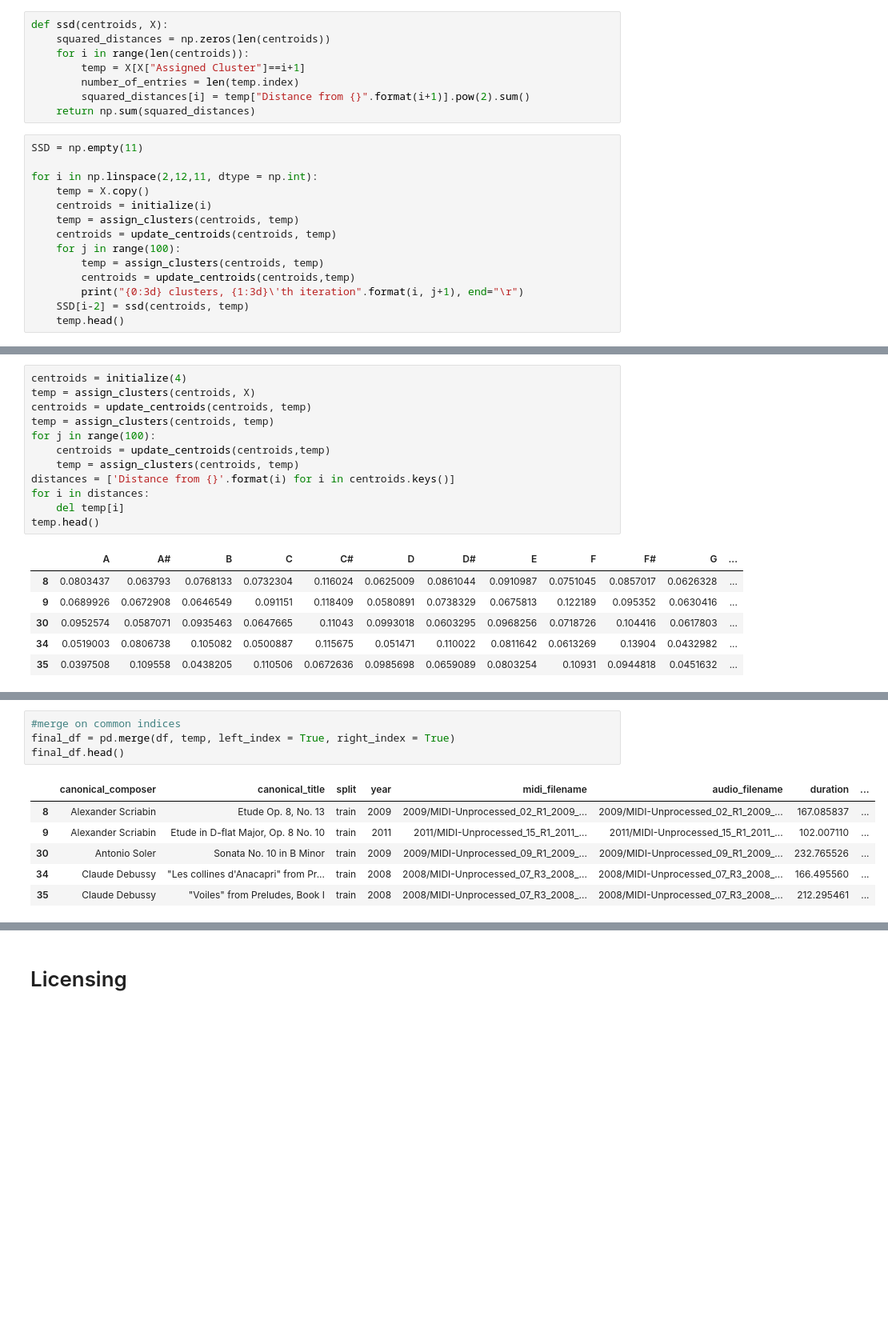
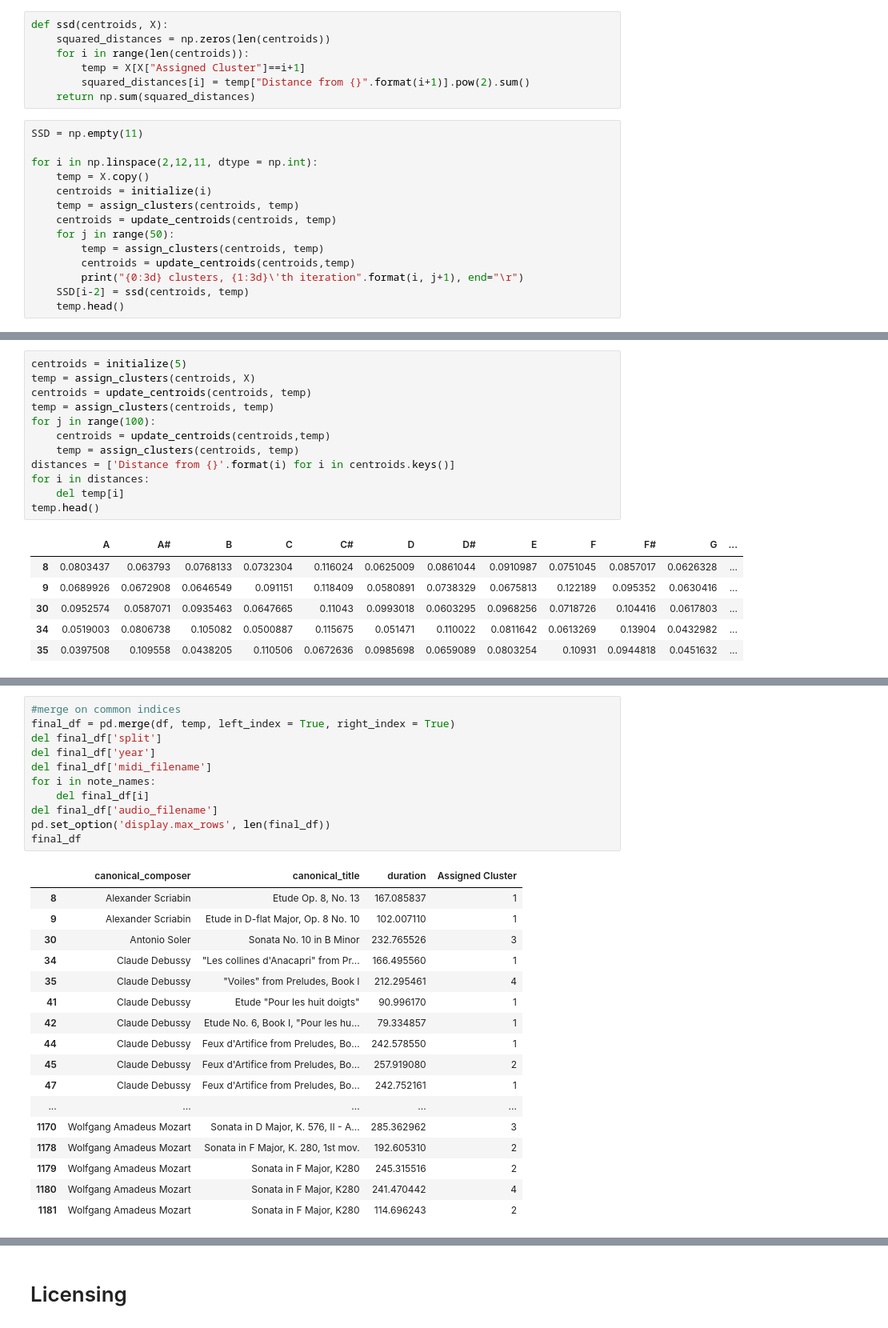
Before and after one commit to JerReiff/Chromagen, a Jupyter notebook: Analyzing_MAESTRO_Dataset.ipynb, the cells around one changed output, grey strips where cells are left out. Shown at 80% size. Cells and saved outputs as stored; diff of their text form; blank space fills up the shorter version.

```diff
--- a/Analyzing_MAESTRO_Dataset.ipynb
+++ b/Analyzing_MAESTRO_Dataset.ipynb
@@ -144,7 +144,6 @@ def ssd(centroids, X):
     squared_distances = np.zeros(len(centroids))
     for i in range(len(centroids)):
         temp = X[X["Assigned Cluster"]==i+1]
-        number_of_entries = len(temp.index)
         squared_distances[i] = temp["Distance from {}".format(i+1)].pow(2).sum()
     return np.sum(squared_distances)
 # %%
@@ -155,7 +154,7 @@ for i in np.linspace(2,12,11, dtype = np.int):
     centroids = initialize(i)
     temp = assign_clusters(centroids, temp)
     centroids = update_centroids(centroids, temp)
-    for j in range(100):
+    for j in range(50):
         temp = assign_clusters(centroids, temp)
         centroids = update_centroids(centroids,temp)
         print("{0:3d} clusters, {1:3d}\'th iteration".format(i, j+1), end="\r")
@@ -176,5 +175,5 @@ It looks like our model reaches an elbow at 4 or 5 clusters. We'll choose 4.
 # %%
-centroids = initialize(4)
+centroids = initialize(5)
 temp = assign_clusters(centroids, X)
 centroids = update_centroids(centroids, temp)
 temp = assign_clusters(centroids, temp)
@@ -195,11 +209,29 @@ temp.head()
 # %%
 #merge on common indices
 final_df = pd.merge(df, temp, left_index = True, right_index = True)
-final_df.head()
+del final_df['split']
+del final_df['year']
+del final_df['midi_filename']
+for i in note_names:
+    del final_df[i]
+del final_df['audio_filename']
+pd.set_option('display.max_rows', len(final_df))
+final_df
 # %% [output]
-|  | canonical_composer | canonical_title | split | year | midi_filename | audio_filename | duration | ... |
-| 8 | Alexander Scriabin | Etude Op. 8, No. 13 | train | 2009 | 2009/MIDI-Unprocessed_02_R1_2009_... | 2009/MIDI-Unprocessed_02_R1_2009_... | 167.085837 | ... |
-| 9 | Alexander Scriabin | Etude in D-flat Major, Op. 8 No. 10 | train | 2011 | 2011/MIDI-Unprocessed_15_R1_2011_... | 2011/MIDI-Unprocessed_15_R1_2011_... | 102.007110 | ... |
-| 30 | Antonio Soler | Sonata No. 10 in B Minor | train | 2009 | 2009/MIDI-Unprocessed_09_R1_2009_... | 2009/MIDI-Unprocessed_09_R1_2009_... | 232.765526 | ... |
-| 34 | Claude Debussy | "Les collines d'Anacapri" from Pr... | train | 2008 | 2008/MIDI-Unprocessed_07_R3_2008_... | 2008/MIDI-Unprocessed_07_R3_2008_... | 166.495560 | ... |
-| 35 | Claude Debussy | "Voiles" from Preludes, Book I | train | 2008 | 2008/MIDI-Unprocessed_07_R3_2008_... | 2008/MIDI-Unprocessed_07_R3_2008_... | 212.295461 | ... |
+|  | canonical_composer | canonical_title | duration | Assigned Cluster |
+| 8 | Alexander Scriabin | Etude Op. 8, No. 13 | 167.085837 | 1 |
+| 9 | Alexander Scriabin | Etude in D-flat Major, Op. 8 No. 10 | 102.007110 | 1 |
+| 30 | Antonio Soler | Sonata No. 10 in B Minor | 232.765526 | 3 |
+| 34 | Claude Debussy | "Les collines d'Anacapri" from Pr... | 166.495560 | 1 |
+| 35 | Claude Debussy | "Voiles" from Preludes, Book I | 212.295461 | 4 |
+| 41 | Claude Debussy | Etude "Pour les huit doigts" | 90.996170 | 1 |
+| 42 | Claude Debussy | Etude No. 6, Book I, "Pour les hu... | 79.334857 | 1 |
+| 44 | Claude Debussy | Feux d'Artifice from Preludes, Bo... | 242.578550 | 1 |
+| 45 | Claude Debussy | Feux d'Artifice from Preludes, Bo... | 257.919080 | 2 |
+| 47 | Claude Debussy | Feux d'Artifice from Preludes, Bo... | 242.752161 | 1 |
+| ... | ... | ... | ... | ... |
+| 1170 | Wolfgang Amadeus Mozart | Sonata in D Major, K. 576, II - A... | 285.362962 | 3 |
+| 1178 | Wolfgang Amadeus Mozart | Sonata in F Major, K. 280, 1st mov. | 192.605310 | 2 |
+| 1179 | Wolfgang Amadeus Mozart | Sonata in F Major, K280 | 245.315516 | 2 |
+| 1180 | Wolfgang Amadeus Mozart | Sonata in F Major, K280 | 241.470442 | 4 |
+| 1181 | Wolfgang Amadeus Mozart | Sonata in F Major, K280 | 114.696243 | 2 |
```
Also changed, not shown: parts of 10 cells of this notebook.
